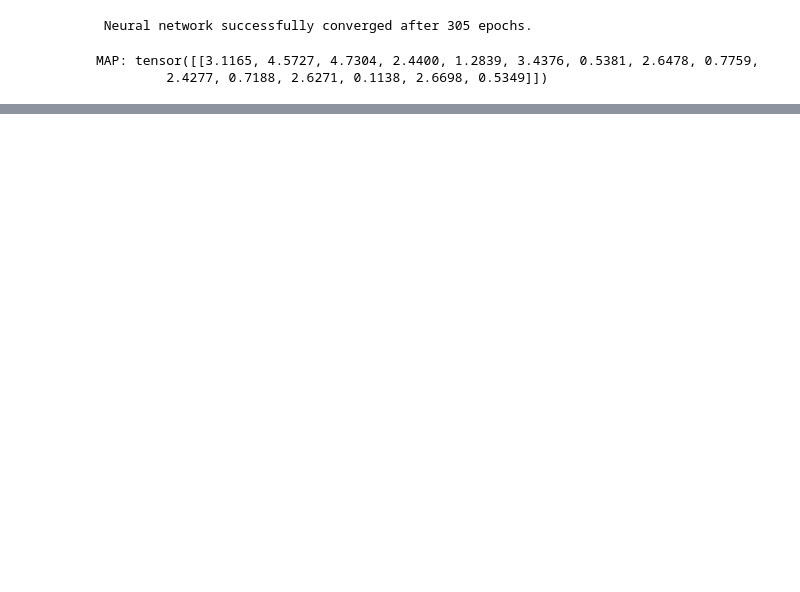
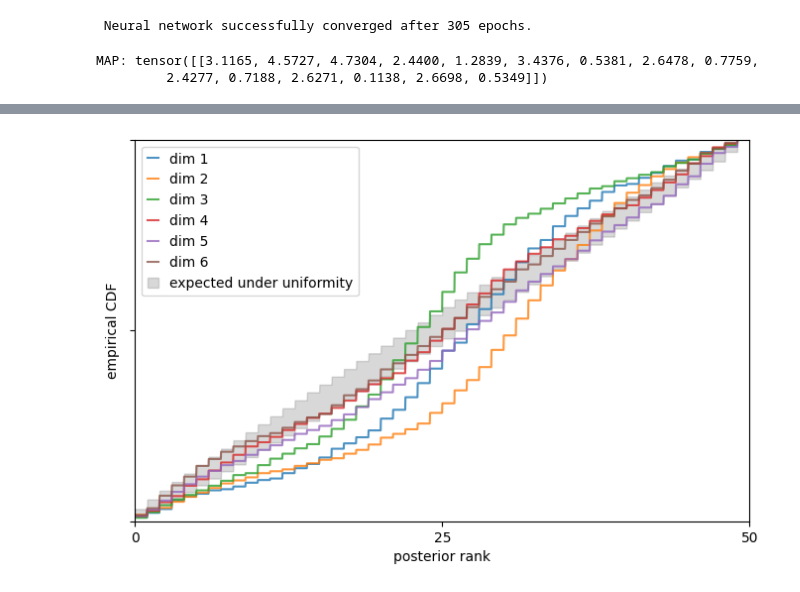
Before and after one commit to ps789/8803-dt-project, a Jupyter notebook: rebound.ipynb, the cells around one changed output, grey strips where cells are left out. Cells and saved outputs as stored; diff of their text form; code cells hidden in the pictures; blank space fills up the shorter version.

```diff
--- a/rebound.ipynb
+++ b/rebound.ipynb
@@ -91,0 +674,9 @@ MAP: tensor([[3.1165, 4.5727, 4.7304, 2.4400, 1.2839, 3.4376, 0.5381, 2.6478, 0.
+# %%
+from sbi.analysis import sbc_rank_plot
+f, ax = sbc_rank_plot(
+    ranks=ranks,
+    num_posterior_samples=1000,
+    plot_type="cdf"
+    )
+# %% [output]
+[figure, added]
```
Also changed, not shown: parts of 106 cells of this notebook, 8 other files.
